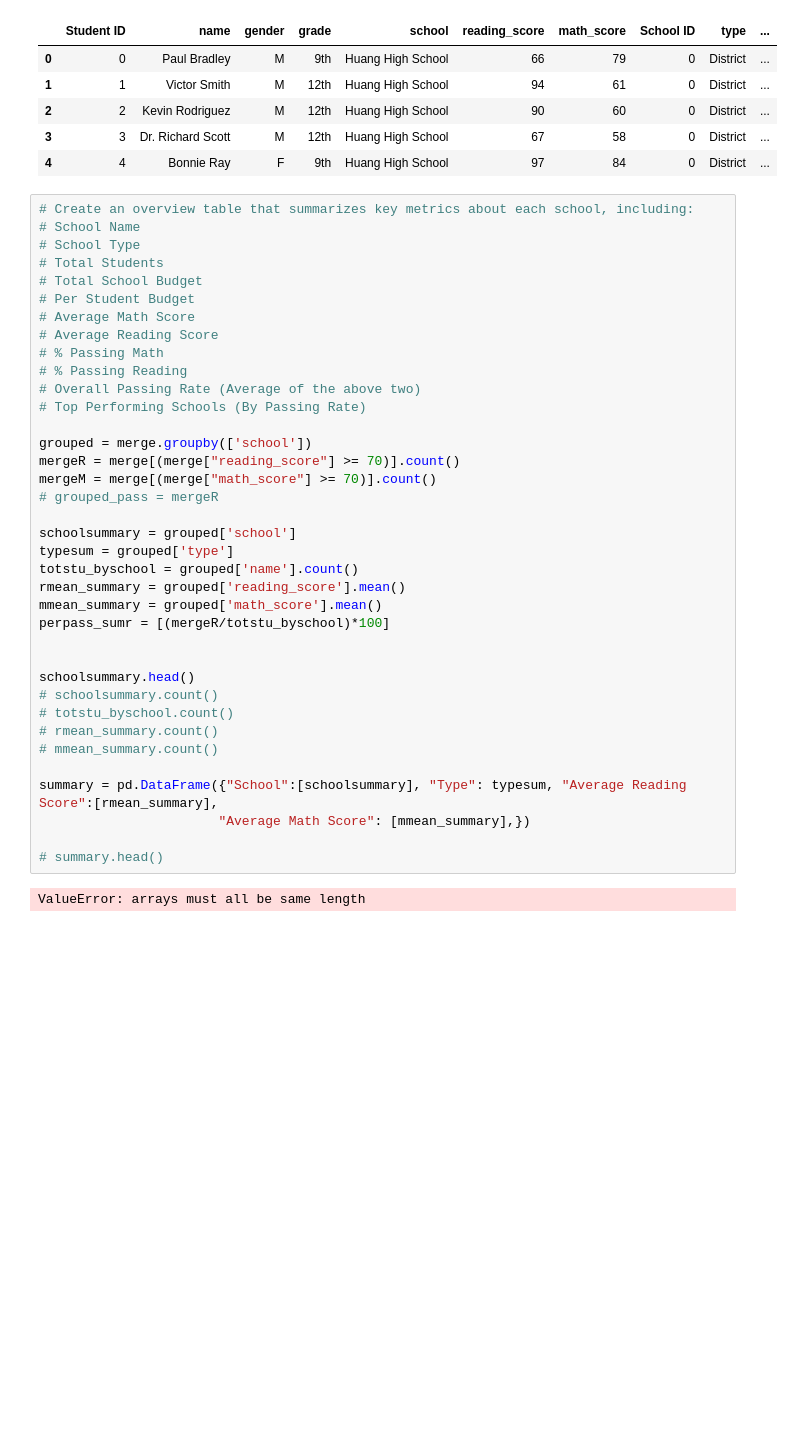
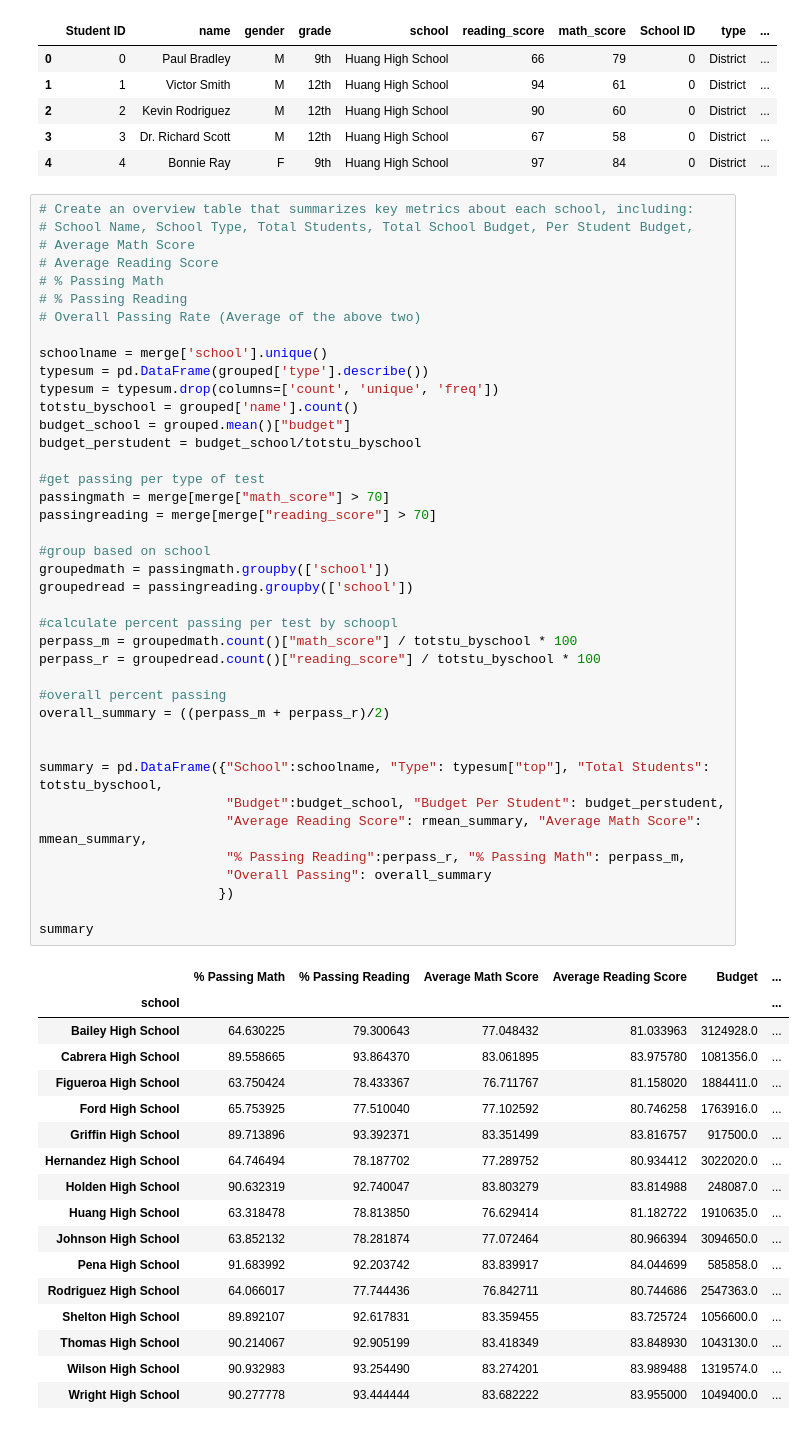
Before and after one commit to jessicalhammond/UCB_DA, a Jupyter notebook: PyCitySchools/Schools.ipynb, the cells around one changed output. Drawn from its saved outputs; the diff is of its cells as text; blank space fills up the shorter version.

```diff
--- a/PyCitySchools/Schools.ipynb
+++ b/PyCitySchools/Schools.ipynb
@@ -146,40 +124,59 @@ merge.head()
 | 4 | 4 | Bonnie Ray | F | 9th | Huang High School | 97 | 84 | 0 | District | ... |
 # %%
 # Create an overview table that summarizes key metrics about each school, including:
-# School Name
-# School Type
-# Total Students
-# Total School Budget
-# Per Student Budget
+# School Name, School Type, Total Students, Total School Budget, Per Student Budget,
 # Average Math Score
 # Average Reading Score
 # % Passing Math
 # % Passing Reading
 # Overall Passing Rate (Average of the above two)
-# Top Performing Schools (By Passing Rate)
 
-grouped = merge.groupby(['school'])
-mergeR = merge[(merge["reading_score"] >= 70)].count()
-mergeM = merge[(merge["math_score"] >= 70)].count()
-# grouped_pass = mergeR
+schoolname = merge['school'].unique()
+typesum = pd.DataFrame(grouped['type'].describe())
+typesum = typesum.drop(columns=['count', 'unique', 'freq'])
+totstu_byschool = grouped['name'].count()
+budget_school = grouped.mean()["budget"]
+budget_perstudent = budget_school/totstu_byschool
 
-schoolsummary = grouped['school']
-typesum = grouped['type']
-totstu_byschool = grouped['name'].count()
-rmean_summary = grouped['reading_score'].mean()
-mmean_summary = grouped['math_score'].mean()
-perpass_sumr = [(mergeR/totstu_byschool)*100]
+#get passing per type of test
+passingmath = merge[merge["math_score"] > 70]
+passingreading = merge[merge["reading_score"] > 70]
+
+#group based on school
+groupedmath = passingmath.groupby(['school'])
+groupedread = passingreading.groupby(['school'])
+
+#calculate percent passing per test by schoopl
+perpass_m = groupedmath.count()["math_score"] / totstu_byschool * 100
+perpass_r = groupedread.count()["reading_score"] / totstu_byschool * 100
+
+#overall percent passing
+overall_summary = ((perpass_m + perpass_r)/2)
 
 
-schoolsummary.head()
-# schoolsummary.count()
-# totstu_byschool.count()
-# rmean_summary.count()
-# mmean_summary.count()
+summary = pd.DataFrame({"School":schoolname, "Type": typesum["top"], "Total Students": totstu_byschool,
+                        "Budget":budget_school, "Budget Per Student": budget_perstudent,
+                        "Average Reading Score": rmean_summary, "Average Math Score": mmean_summary,
+                        "% Passing Reading":perpass_r, "% Passing Math": perpass_m,
+                        "Overall Passing": overall_summary
+                       })
 
-summary = pd.DataFrame({"School":[schoolsummary], "Type": typesum, "Average Reading Score":[rmean_summary],
-                       "Average Math Score": [mmean_summary],})
-
-# summary.head()
+summary
 # %% [output]
-ValueError: arrays must all be same length
+|  | % Passing Math | % Passing Reading | Average Math Score | Average Reading Score | Budget | ... |
+| school |  |  |  |  |  | ... |
+| Bailey High School | 64.630225 | 79.300643 | 77.048432 | 81.033963 | 3124928.0 | ... |
+| Cabrera High School | 89.558665 | 93.864370 | 83.061895 | 83.975780 | 1081356.0 | ... |
+| Figueroa High School | 63.750424 | 78.433367 | 76.711767 | 81.158020 | 1884411.0 | ... |
+| Ford High School | 65.753925 | 77.510040 | 77.102592 | 80.746258 | 1763916.0 | ... |
+| Griffin High School | 89.713896 | 93.392371 | 83.351499 | 83.816757 | 917500.0 | ... |
+| Hernandez High School | 64.746494 | 78.187702 | 77.289752 | 80.934412 | 3022020.0 | ... |
+| Holden High School | 90.632319 | 92.740047 | 83.803279 | 83.814988 | 248087.0 | ... |
+| Huang High School | 63.318478 | 78.813850 | 76.629414 | 81.182722 | 1910635.0 | ... |
+| Johnson High School | 63.852132 | 78.281874 | 77.072464 | 80.966394 | 3094650.0 | ... |
+| Pena High School | 91.683992 | 92.203742 | 83.839917 | 84.044699 | 585858.0 | ... |
+| Rodriguez High School | 64.066017 | 77.744436 | 76.842711 | 80.744686 | 2547363.0 | ... |
+| Shelton High School | 89.892107 | 92.617831 | 83.359455 | 83.725724 | 1056600.0 | ... |
+| Thomas High School | 90.214067 | 92.905199 | 83.418349 | 83.848930 | 1043130.0 | ... |
+| Wilson High School | 90.932983 | 93.254490 | 83.274201 | 83.989488 | 1319574.0 | ... |
+| Wright High School | 90.277778 | 93.444444 | 83.682222 | 83.955000 | 1049400.0 | ... |
```
Also changed, not shown: parts of 14 cells of this notebook, 1 other file.
